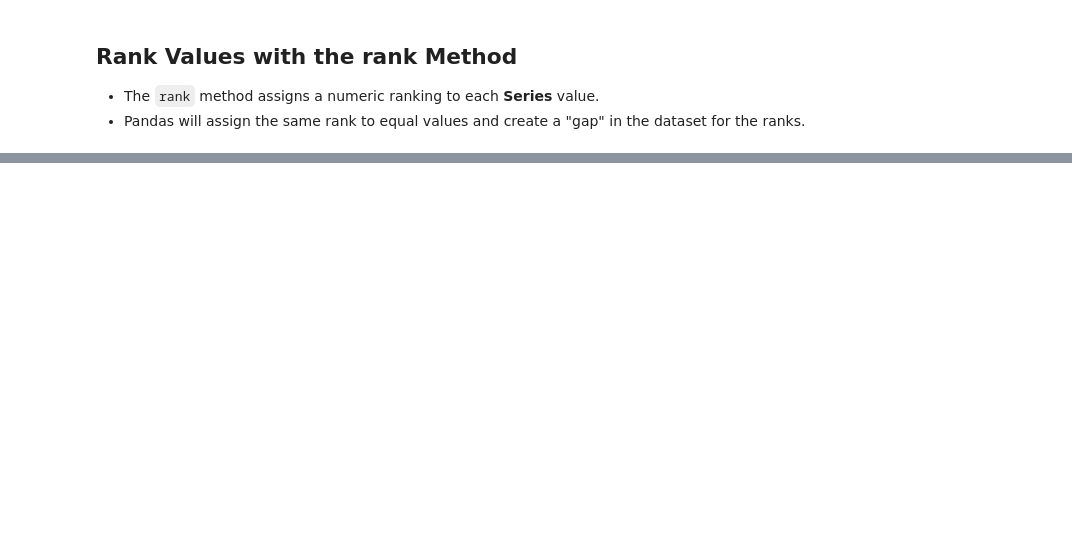
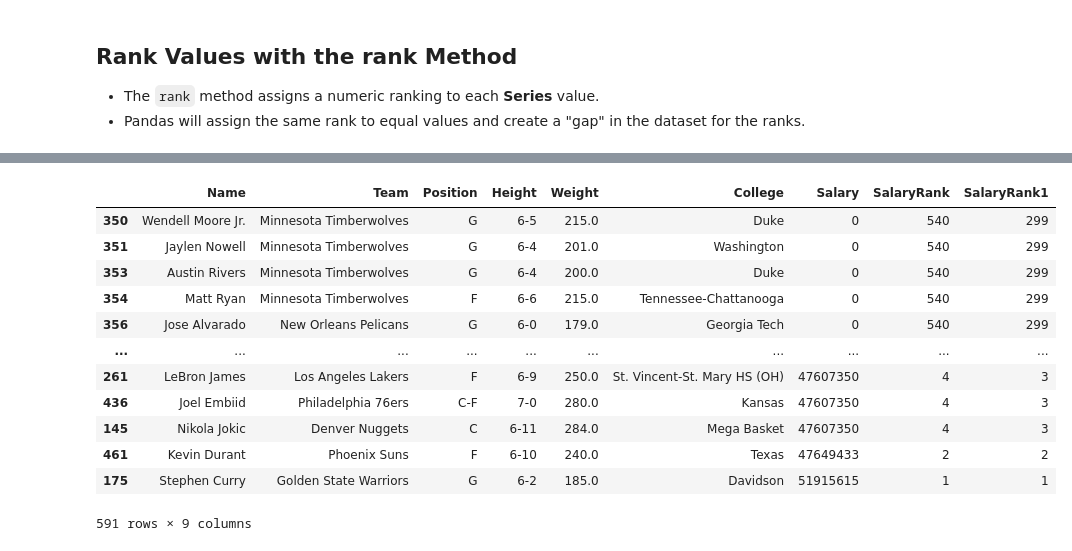
Before and after one commit to abhijeet-bhambere/pashkavers-pandas-trail, a Jupyter notebook: 04 - DataFrames I - Introduction.ipynb, the cells around one changed output, grey strips where cells are left out. Saved outputs shown, nothing was run; the diff lists cells and outputs as text; code cells hidden in the pictures; blank space fills up the shorter version.

```diff
--- a/04 - DataFrames I - Introduction.ipynb
+++ b/04 - DataFrames I - Introduction.ipynb
@@ -771,3 +888,8 @@ memory usage: 26.0+ KB
 ## Rank Values with the rank Method
 - The `rank` method assigns a numeric ranking to each **Series** value.
 - Pandas will assign the same rank to equal values and create a "gap" in the dataset for the ranks.
+# %%
+nba=pd.read_csv("nba.csv").dropna(how="all")
+# Handling NaNs in Salary column
+nba["Salary"] = nba["Salary"].fillna(0).astype(int)
+nba.info()
@@ -773,0 +913,3 @@ memory usage: 26.0+ KB
+# %%
+# Introducing a new column in the DataFrame
+nba["SalaryRank"] = nba["Salary"].rank(ascending=False).astype(int)
@@ -773,0 +932,18 @@ memory usage: 26.0+ KB
+# %%
+# Applying a dense rank to assign different ranks to ties
+nba["SalaryRank1"]=nba["Salary"].rank(ascending=False,method='dense').astype(int)
+nba.sort_values(by=["SalaryRank1"],ascending=False)
+# %% [output]
+|  | Name | Team | Position | Height | Weight | College | Salary | SalaryRank | SalaryRank1 |
+| 350 | Wendell Moore Jr. | Minnesota Timberwolves | G | 6-5 | 215.0 | Duke | 0 | 540 | 299 |
+| 351 | Jaylen Nowell | Minnesota Timberwolves | G | 6-4 | 201.0 | Washington | 0 | 540 | 299 |
+| 353 | Austin Rivers | Minnesota Timberwolves | G | 6-4 | 200.0 | Duke | 0 | 540 | 299 |
+| 354 | Matt Ryan | Minnesota Timberwolves | F | 6-6 | 215.0 | Tennessee-Chattanooga | 0 | 540 | 299 |
+| 356 | Jose Alvarado | New Orleans Pelicans | G | 6-0 | 179.0 | Georgia Tech | 0 | 540 | 299 |
+| ... | ... | ... | ... | ... | ... | ... | ... | ... | ... |
+| 261 | LeBron James | Los Angeles Lakers | F | 6-9 | 250.0 | St. Vincent-St. Mary HS (OH) | 47607350 | 4 | 3 |
+| 436 | Joel Embiid | Philadelphia 76ers | C-F | 7-0 | 280.0 | Kansas | 47607350 | 4 | 3 |
+| 145 | Nikola Jokic | Denver Nuggets | C | 6-11 | 284.0 | Mega Basket | 47607350 | 4 | 3 |
+| 461 | Kevin Durant | Phoenix Suns | F | 6-10 | 240.0 | Texas | 47649433 | 2 | 2 |
+| 175 | Stephen Curry | Golden State Warriors | G | 6-2 | 185.0 | Davidson | 51915615 | 1 | 1 |
+591 rows × 9 columns
```
Also changed, not shown: parts of 15 cells of this notebook.
